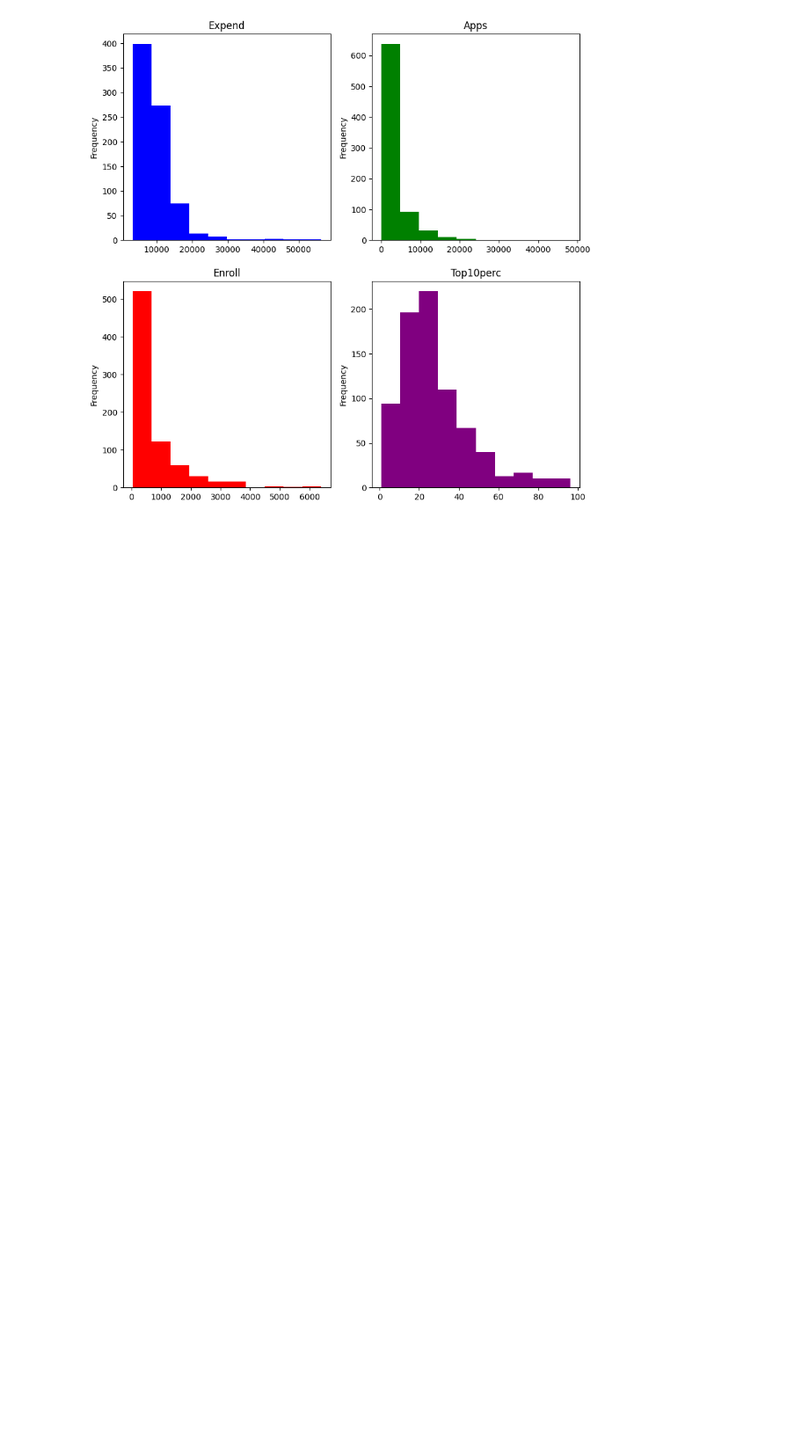
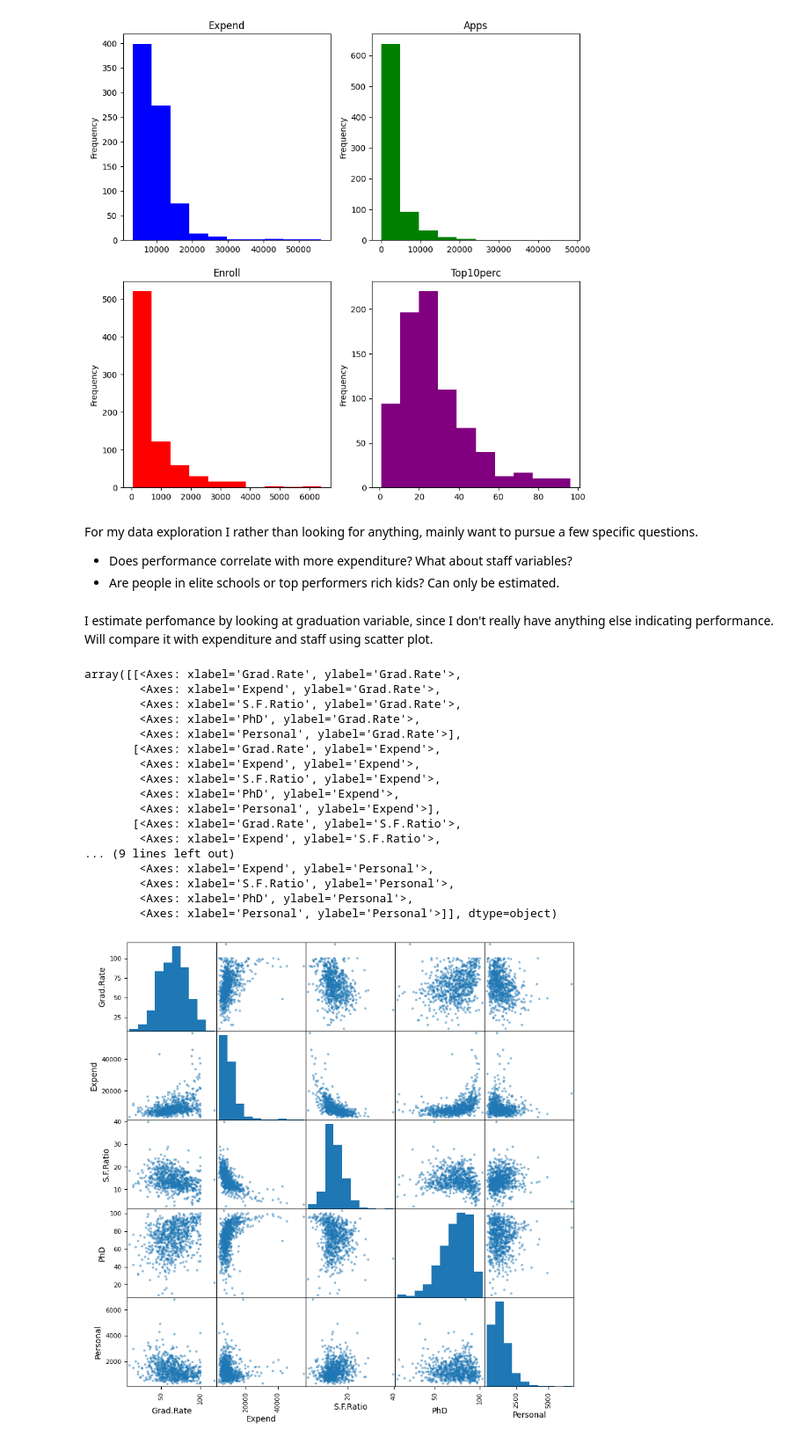
Before and after one commit to HexHungryAda/dataprocessing-lab1, a Jupyter notebook: college.ipynb, the cells around one changed output. Shown at 88% size. Saved outputs shown, nothing was run; the diff lists cells and outputs as text; code cells hidden in the pictures; blank space fills up the shorter version.

Commit message:
data investigation and summary

```diff
--- a/college.ipynb
+++ b/college.ipynb
@@ -119,3 +119,30 @@ college['Top10perc'].plot.hist(ax=ax[1, 1], color='purple', title='Top10perc')
 # %% [output]
 <Axes: title={'center': 'Top10perc'}, ylabel='Frequency'>
 [figure]
+# %% [markdown]
+For my data exploration I rather than looking for anything, mainly want to pursue a few specific questions.
+* Does performance correlate with more expenditure? What about staff variables?
+* Are people in elite schools or top performers rich kids? Can only be estimated.
+# %% [markdown]
+I estimate perfomance by looking at graduation variable, since I don't really have anything else indicating performance. Will compare it with expenditure and staff using scatter plot.
+# %%
+pd.plotting.scatter_matrix(college[["Grad.Rate", "Expend", "S.F.Ratio", "PhD", "Personal"]], figsize=(10, 10))
+# %% [output]
+array([[<Axes: xlabel='Grad.Rate', ylabel='Grad.Rate'>,
+        <Axes: xlabel='Expend', ylabel='Grad.Rate'>,
+        <Axes: xlabel='S.F.Ratio', ylabel='Grad.Rate'>,
+        <Axes: xlabel='PhD', ylabel='Grad.Rate'>,
+        <Axes: xlabel='Personal', ylabel='Grad.Rate'>],
+       [<Axes: xlabel='Grad.Rate', ylabel='Expend'>,
+        <Axes: xlabel='Expend', ylabel='Expend'>,
+        <Axes: xlabel='S.F.Ratio', ylabel='Expend'>,
+        <Axes: xlabel='PhD', ylabel='Expend'>,
+        <Axes: xlabel='Personal', ylabel='Expend'>],
+       [<Axes: xlabel='Grad.Rate', ylabel='S.F.Ratio'>,
+        <Axes: xlabel='Expend', ylabel='S.F.Ratio'>,
+... (9 lines left out)
+        <Axes: xlabel='Expend', ylabel='Personal'>,
+        <Axes: xlabel='S.F.Ratio', ylabel='Personal'>,
+        <Axes: xlabel='PhD', ylabel='Personal'>,
+        <Axes: xlabel='Personal', ylabel='Personal'>]], dtype=object)
+[figure, added]
```
Also changed, not shown: parts of 5 cells of this notebook.
